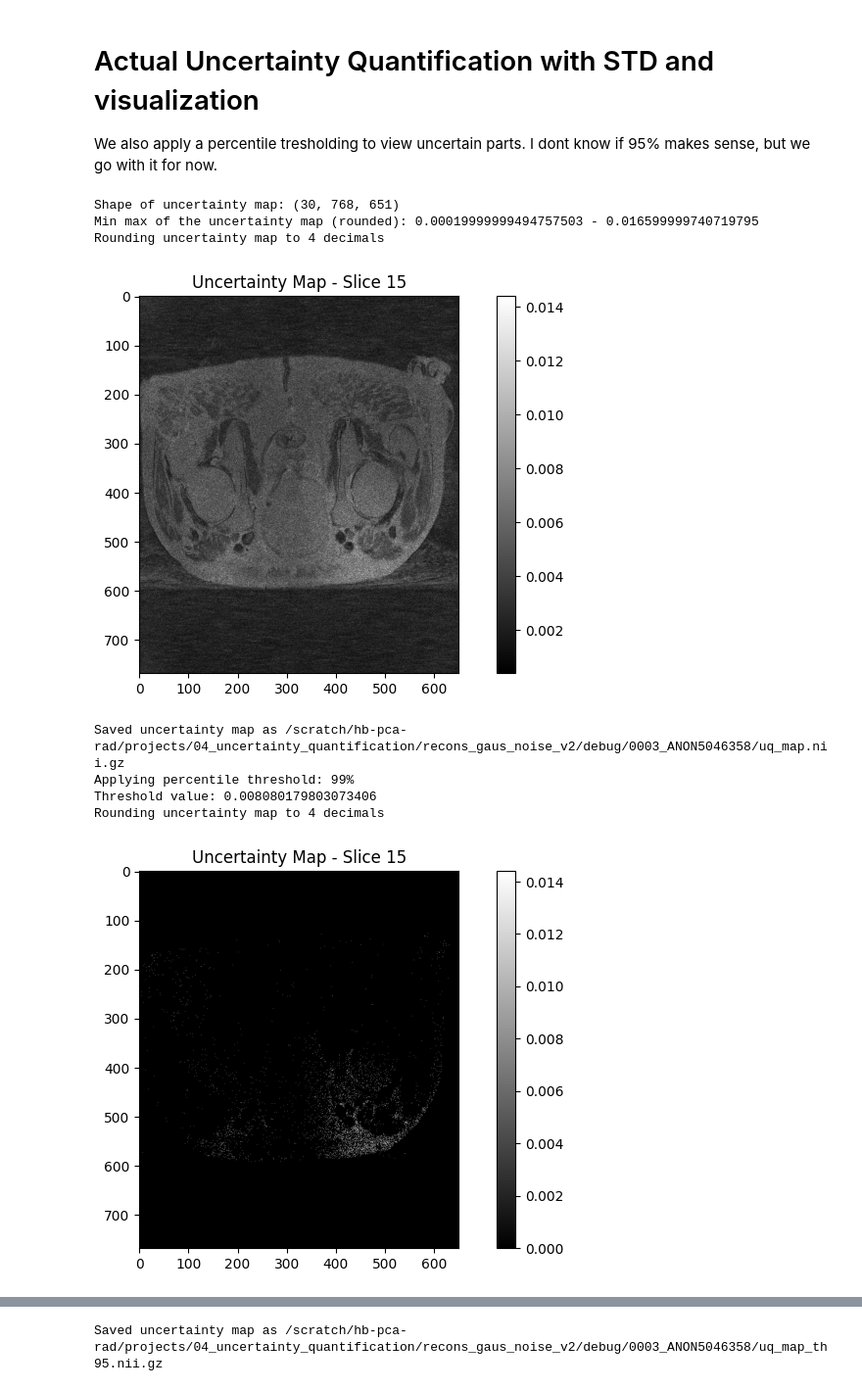
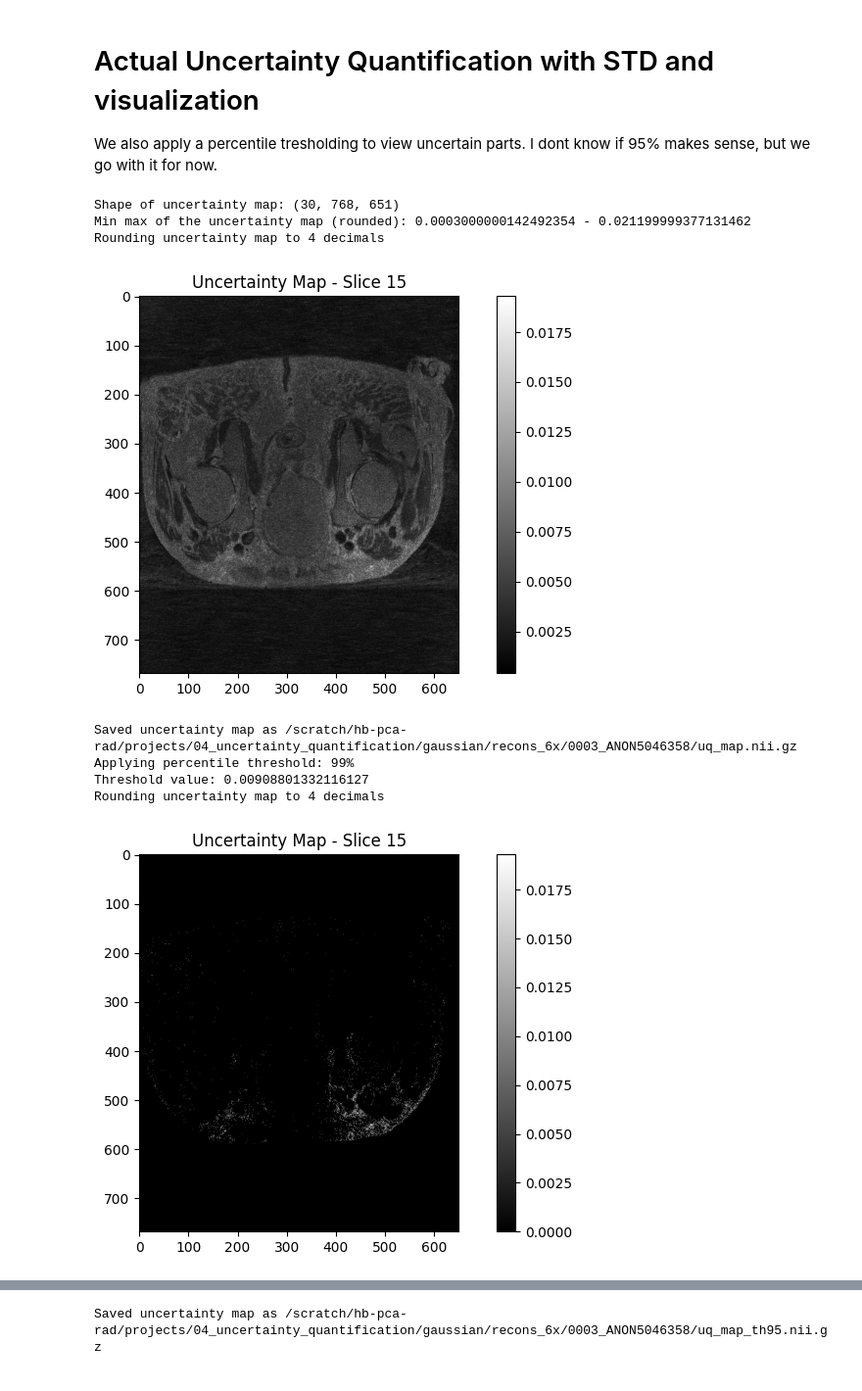
Before and after one commit to Quintin1995/Uncertainty-Quantification-Prostate-MRI, a Jupyter notebook: scripts/07_uncertainty_map_generation.ipynb, the cells around one changed output, grey strips where cells are left out. Shown: that part at 98% size. Saved outputs shown, nothing was run; the diff lists cells and outputs as text; code cells hidden in the pictures.

Commit message:
Can now also visualize the UQ maps of the R=6 reconstructions.

```diff
--- a/scripts/07_uncertainty_map_generation.ipynb
+++ b/scripts/07_uncertainty_map_generation.ipynb
@@ -30,6 +22,22 @@ def norm_rescale01(recon: np.ndarray) -> np.ndarray:
 # %% [markdown]
 ## Only load all the reconstructions, then we process them after loading
 # %%
+def norm_rescale01(recon: np.ndarray) -> np.ndarray:
+    """
+    Normalize and rescale the reconstructions to [0, 1].
+
+    Args:
+        recon (np.ndarray): 3D NumPy array with shape (slices, rows, cols).
+
+    Returns:
+        np.ndarray: Normalized and rescaled 3D NumPy array.
+    """
+    assert isinstance(recon, np.ndarray), "recon must be a NumPy array."
+
+    # Add a small epsilon to avoid division by zero.
+    return (recon - recon.min()) / (recon.max() - recon.min() + 1e-8)
+
+
 def load_reconstructions_pat(pat_root: Path, norm=False, debug=False) -> np.ndarray:
     """
     Load and optionally normalize reconstructions from .h5 files in the given directory.
@@ -67,7 +75,7 @@ def load_reconstructions_pat(pat_root: Path, norm=False, debug=False) -> np.ndar
 
 
 ###### Main ########
-# Load reconstructions for the first patient
-pat_root = vsharp_recons_root / patients[0]
-pat_recons = load_reconstructions_pat(pat_root, norm=True, debug=True)
+# Load reconstructions for all patients in pat_ids_r6
+recons_r3 = [load_reconstructions_pat(VSHARP_R3_ROOT / pat_id, norm=True, debug=True) for pat_id in PAT_IDS]
+recons_r6 = [load_reconstructions_pat(VSHARP_R6_ROOT / pat_id, norm=True, debug=True) for pat_id in PAT_IDS]
 # %% [output]
@@ -147,45 +155,49 @@ def visualize_uncertainty_map(uq_map: np.ndarray, slice_idx: int = 0, save_path:
 
 def apply_percentile_threshold(uq_map: np.ndarray, percentile: float = 95.0, debug=False) -> np.ndarray:
     """
     Apply a percentile threshold to the uncertainty map, keeping only the top percentile values.
 
     Args:
         uq_map (np.ndarray): 3D NumPy array representing the uncertainty map with shape (slices, rows, cols).
         percentile (float): Percentile threshold to apply. Default is 95.0.
 
     Returns:
         np.ndarray: Thresholded uncertainty map with the same shape as input.
     """
     assert isinstance(uq_map, np.ndarray), "uq_map must be a NumPy array."
     assert uq_map.ndim == 3, f"Expected 3D array, got {uq_map.ndim}D array."
 
     threshold_value = np.percentile(uq_map, percentile)
     if debug:
         print(f"Applying percentile threshold: {percentile}%")
         print(f"Threshold value: {threshold_value}")
 
     thresholded_uq_map = np.where(uq_map >= threshold_value, uq_map, 0)
     return thresholded_uq_map
 
 
 ###### Main ######
-uq_map = calculate_uncertainty_map(pat_recons, debug = True)
-visualize_uncertainty_map(uq_map, slice_idx=15, save_path=pat_root / 'uq_map.nii.gz', do_round=True, decimals=decimals)
+for idx, recons in enumerate(recons_r6):
+    pat_dir = VSHARP_R6_ROOT / PAT_IDS[idx]
 
-threshold = 99
-uq_map_th = apply_percentile_threshold(uq_map, percentile=threshold, debug=True)
-visualize_uncertainty_map(uq_map_th, slice_idx=15, save_path=pat_root / Path(str(f'uq_map_th{int(threshold)}.nii.gz')), do_round=True, decimals=decimals)
+    uq_map = calculate_uncertainty_map(recons_r6[idx], debug = True)
+    visualize_uncertainty_map(uq_map, slice_idx=15, save_path=pat_dir / 'uq_map.nii.gz', do_round=True, decimals=DECIMALS)
 
-threshold = 95
-uq_map_th = apply_percentile_threshold(uq_map, percentile=threshold, debug=True)
-visualize_uncertainty_map(uq_map_th, slice_idx=15, save_path=pat_root / Path(str(f'uq_map_th{int(threshold)}.nii.gz')), do_round=True, decimals=decimals)
+    threshold = 99
+    uq_map_th = apply_percentile_threshold(uq_map, percentile=threshold, debug=True)
+    visualize_uncertainty_map(uq_map_th, slice_idx=15, save_path=pat_dir / Path(str(f'uq_map_th{int(threshold)}.nii.gz')), do_round=True, decimals=DECIMALS)
+
+    threshold = 95
+    uq_map_th = apply_percentile_threshold(uq_map, percentile=threshold, debug=True)
+    visualize_uncertainty_map(uq_map_th, slice_idx=15, save_path=pat_dir / Path(str(f'uq_map_th{int(threshold)}.nii.gz')), do_round=True, decimals=DECIMALS)
+    break
 # %% [output]
 Shape of uncertainty map: (30, 768, 651)
-Min max of the uncertainty map (rounded): 0.00019999999494757503 - 0.016599999740719795
+Min max of the uncertainty map (rounded): 0.0003000000142492354 - 0.021199999377131462
 Rounding uncertainty map to 4 decimals
-[figure, old version]
+[figure, new version]
-Saved uncertainty map as /scratch/hb-pca-rad/projects/04_uncertainty_quantification/recons_gaus_noise_v2/debug/0003_ANON5046358/uq_map.nii.gz
+Saved uncertainty map as /scratch/hb-pca-rad/projects/04_uncertainty_quantification/gaussian/recons_6x/0003_ANON5046358/uq_map.nii.gz
 Applying percentile threshold: 99%
-Threshold value: 0.008080179803073406
+Threshold value: 0.00908801332116127
 Rounding uncertainty map to 4 decimals
-[figure, old version]
+[figure, new version]
@@ -197 +209 @@ Rounding uncertainty map to 4 decimals
-Saved uncertainty map as /scratch/hb-pca-rad/projects/04_uncertainty_quantification/recons_gaus_noise_v2/debug/0003_ANON5046358/uq_map_th95.nii.gz
+Saved uncertainty map as /scratch/hb-pca-rad/projects/04_uncertainty_quantification/gaussian/recons_6x/0003_ANON5046358/uq_map_th95.nii.gz
```
Also changed, not shown: parts of 4 cells of this notebook.
